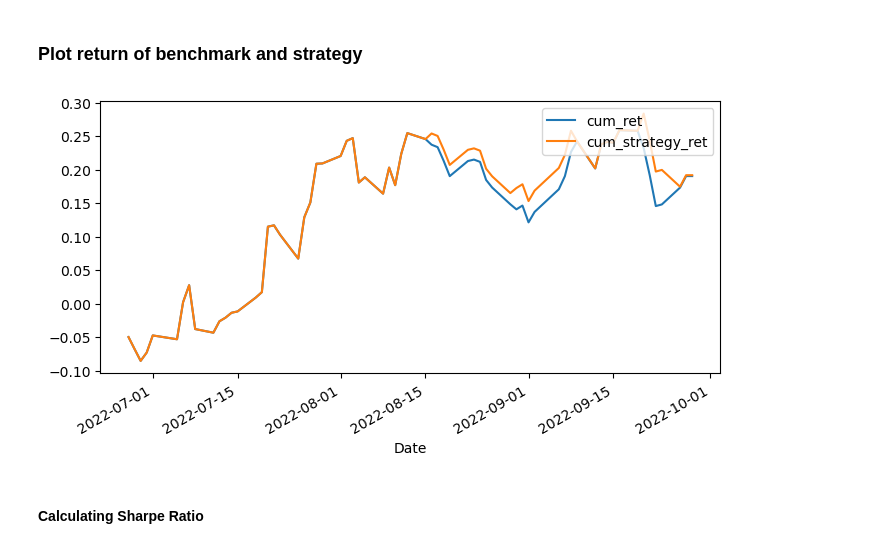
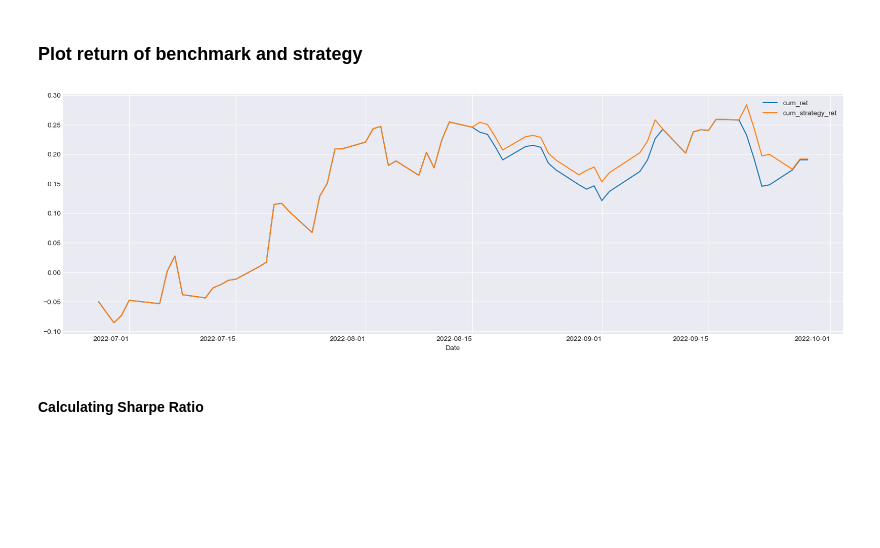
Before and after one commit to Vidya023/Portfolio, a Jupyter notebook: Sentiment-Analysis/Predicting_stock_movement_using_Sentiment_Analysis.ipynb, the cells around one changed output. Drawn from its saved outputs; the diff is of its cells as text; code cells hidden in the pictures; blank space fills up the shorter version.

```diff
--- a/Sentiment-Analysis/Predicting_stock_movement_using_Sentiment_Analysis.ipynb
+++ b/Sentiment-Analysis/Predicting_stock_movement_using_Sentiment_Analysis.ipynb
@@ -9,6 +11,7 @@ from textblob import TextBlob
 import re
 import matplotlib.pyplot as plt
 %matplotlib inline
+plt.style.use('seaborn-v0_8-darkgrid')
 from talib import EMA, RSI, OBV
 from sklearn.model_selection import train_test_split, TimeSeriesSplit
 from sklearn import metrics, tree
@@ -546,12 +574,14 @@ df2.head()
 # %% [markdown]
 ### Plot return of benchmark and strategy
 # %%
-df2['cum_ret'].plot(figsize=(8,4))
-df2['cum_strategy_ret'].plot(figsize=(8,4))
+plt.figure(figsize=(20,7))
+df2['cum_ret'].plot(figsize=(20,7))
+df2['cum_strategy_ret'].plot(figsize=(20,7))
+plt.xticks(rotation=0)
 plt.legend(loc='upper right')
 plt.show()
 # %% [output]
-[figure, old version]
+[figure, new version]
 # %% [markdown]
 #### Calculating Sharpe Ratio
 # %%
```
Also changed, not shown: parts of 8 cells of this notebook, 4 other files.
